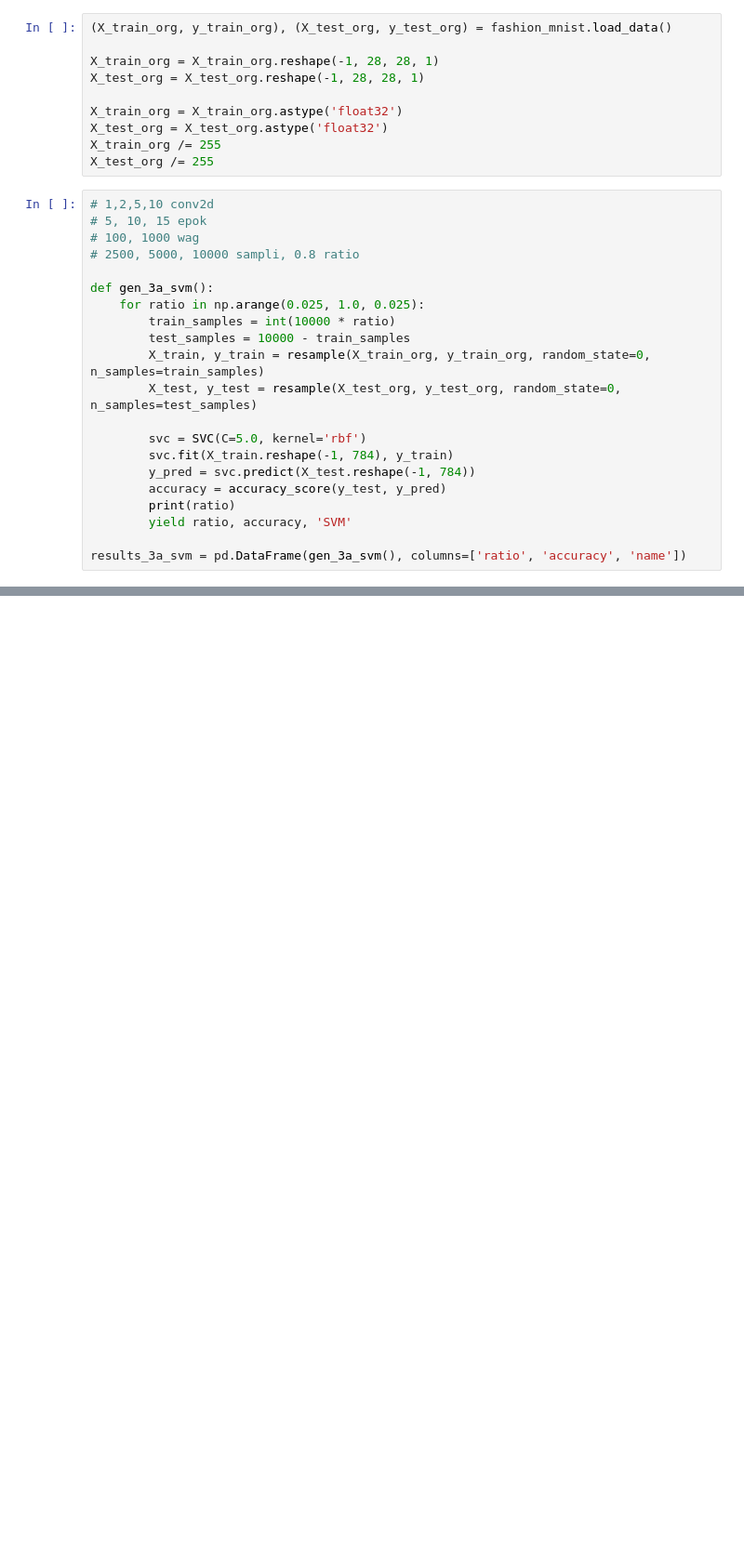
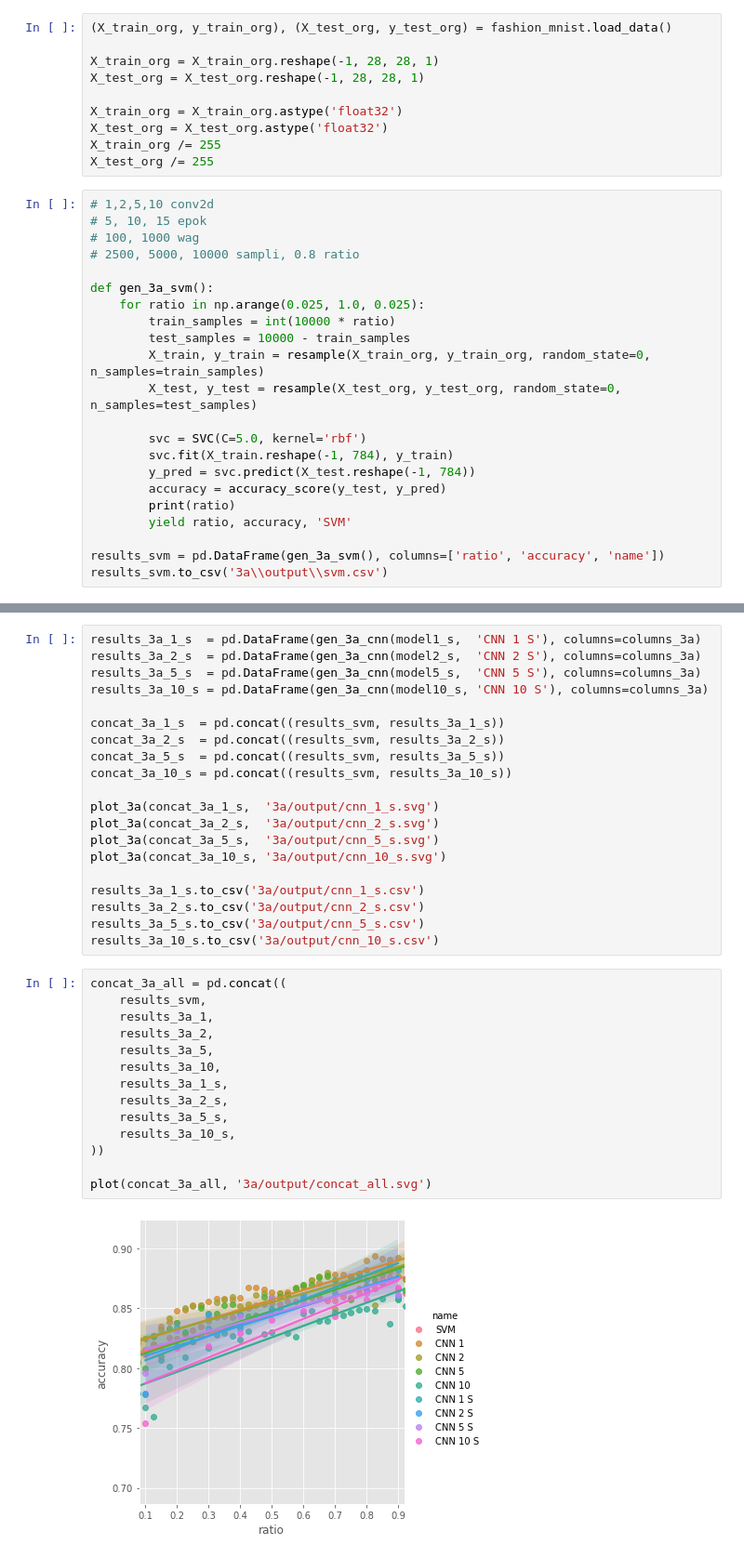
Before and after one commit to tomekzaw/agh_sem6_ml_proj, a Jupyter notebook: cnn.ipynb, the cells around one changed output, grey strips where cells are left out. Shown at 93% size. Saved outputs shown, nothing was run; the diff lists cells and outputs as text; blank space fills up the shorter version.

```diff
--- a/cnn.ipynb
+++ b/cnn.ipynb
@@ -46,4 +44,5 @@ def gen_3a_svm():
         print(ratio)
         yield ratio, accuracy, 'SVM'
 
-results_3a_svm = pd.DataFrame(gen_3a_svm(), columns=['ratio', 'accuracy', 'name'])
+results_svm = pd.DataFrame(gen_3a_svm(), columns=['ratio', 'accuracy', 'name'])
+results_svm.to_csv('3a\\output\\svm.csv')
@@ -211,0 +214,36 @@ KeyboardInterrupt:
+# %%
+results_3a_1_s  = pd.DataFrame(gen_3a_cnn(model1_s,  'CNN 1 S'), columns=columns_3a)
+results_3a_2_s  = pd.DataFrame(gen_3a_cnn(model2_s,  'CNN 2 S'), columns=columns_3a)
+results_3a_5_s  = pd.DataFrame(gen_3a_cnn(model5_s,  'CNN 5 S'), columns=columns_3a)
+results_3a_10_s = pd.DataFrame(gen_3a_cnn(model10_s, 'CNN 10 S'), columns=columns_3a)
+
+concat_3a_1_s  = pd.concat((results_svm, results_3a_1_s))
+concat_3a_2_s  = pd.concat((results_svm, results_3a_2_s))
+concat_3a_5_s  = pd.concat((results_svm, results_3a_5_s))
+concat_3a_10_s = pd.concat((results_svm, results_3a_10_s))
+
+plot_3a(concat_3a_1_s,  '3a/output/cnn_1_s.svg')
+plot_3a(concat_3a_2_s,  '3a/output/cnn_2_s.svg')
+plot_3a(concat_3a_5_s,  '3a/output/cnn_5_s.svg')
+plot_3a(concat_3a_10_s, '3a/output/cnn_10_s.svg')
+
+results_3a_1_s.to_csv('3a/output/cnn_1_s.csv')
+results_3a_2_s.to_csv('3a/output/cnn_2_s.csv')
+results_3a_5_s.to_csv('3a/output/cnn_5_s.csv')
+results_3a_10_s.to_csv('3a/output/cnn_10_s.csv')
+# %%
+concat_3a_all = pd.concat((
+    results_svm,
+    results_3a_1,
+    results_3a_2,
+    results_3a_5,
+    results_3a_10,
+    results_3a_1_s,
+    results_3a_2_s,
+    results_3a_5_s,
+    results_3a_10_s,
+))
+
+plot(concat_3a_all, '3a/output/concat_all.svg')
+# %% [output]
+[figure, added]
```
Also changed, not shown: parts of 13 cells of this notebook, 29 other files.
